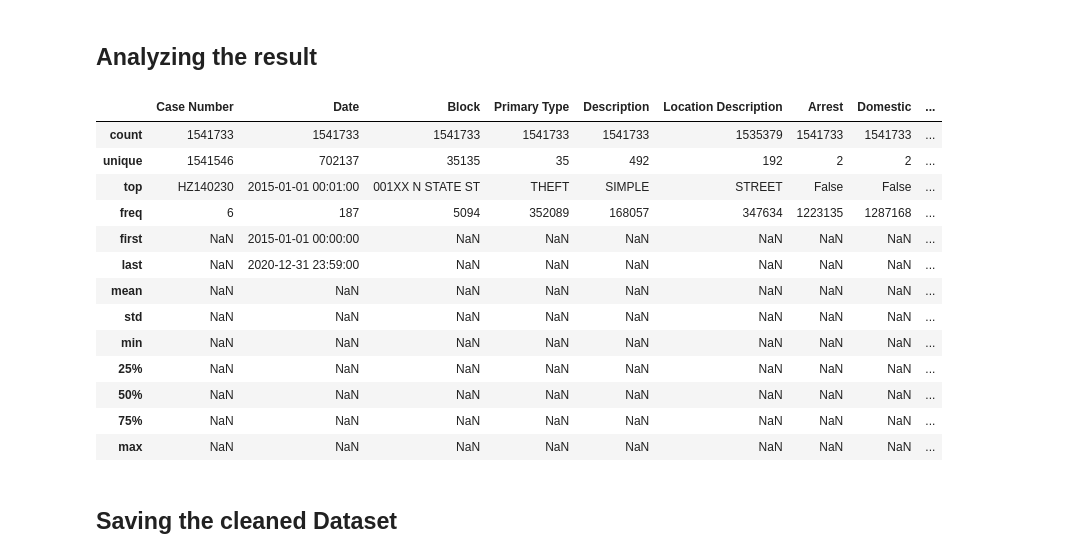
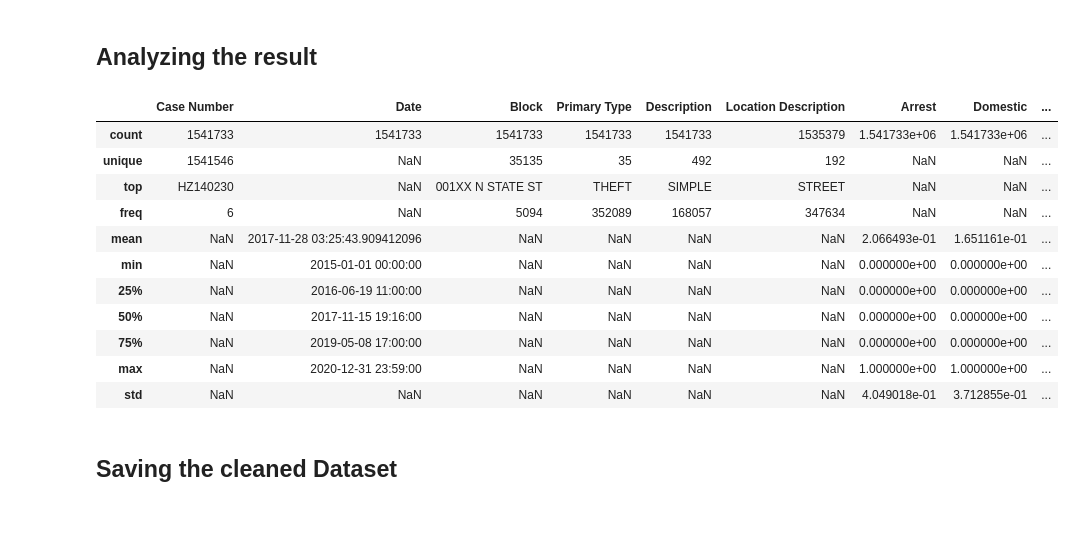
Before and after one commit to leo-cavalcante/crimes-in-chicago, a Jupyter notebook: Crimes in Chicago - Cleaning.ipynb, the cells around one changed output. Drawn from its saved outputs; the diff is of its cells as text; code cells hidden in the pictures; blank space fills up the shorter version.

Commit message:
updates - cleaned database and arrest analysis

```diff
--- a/Crimes in Chicago - Cleaning.ipynb
+++ b/Crimes in Chicago - Cleaning.ipynb
@@ -180,0 +183,5 @@ crimes["Updated On"] = pd.to_datetime(crimes["Updated On"])
+# %%
+crimes.Arrest = crimes.Arrest.astype("str")
+crimes.Arrest = crimes.Arrest.str.replace("False","0")
+crimes.Arrest = crimes.Arrest.str.replace("True","1")
+crimes.Arrest = crimes.Arrest.astype("int")
@@ -181,3 +190,8 @@ crimes["Updated On"] = pd.to_datetime(crimes["Updated On"])
+# %%
+crimes.Domestic = crimes.Domestic.astype("str")
+crimes.Domestic = crimes.Domestic.str.replace("False","0")
+crimes.Domestic = crimes.Domestic.str.replace("True","1")
+crimes.Domestic = crimes.Domestic.astype("int")
 # %%
 crimes.dtypes
 # %% [output]
@@ -227,22 +241,20 @@ Since there's so few NaN values, let's leave it like that.
 # %% [markdown]
 ## Analyzing the result
 # %%
-crimes.describe(include="all")
+crimes.describe(include="all", datetime_is_numeric=True)
 # %% [output]
 |  | Case Number | Date | Block | Primary Type | Description | Location Description | Arrest | Domestic | ... |
-| count | 1541733 | 1541733 | 1541733 | 1541733 | 1541733 | 1535379 | 1541733 | 1541733 | ... |
-| unique | 1541546 | 702137 | 35135 | 35 | 492 | 192 | 2 | 2 | ... |
-| top | HZ140230 | 2015-01-01 00:01:00 | 001XX N STATE ST | THEFT | SIMPLE | STREET | False | False | ... |
-| freq | 6 | 187 | 5094 | 352089 | 168057 | 347634 | 1223135 | 1287168 | ... |
-| first | NaN | 2015-01-01 00:00:00 | NaN | NaN | NaN | NaN | NaN | NaN | ... |
-| last | NaN | 2020-12-31 23:59:00 | NaN | NaN | NaN | NaN | NaN | NaN | ... |
-| mean | NaN | NaN | NaN | NaN | NaN | NaN | NaN | NaN | ... |
-| std | NaN | NaN | NaN | NaN | NaN | NaN | NaN | NaN | ... |
-| min | NaN | NaN | NaN | NaN | NaN | NaN | NaN | NaN | ... |
-| 25% | NaN | NaN | NaN | NaN | NaN | NaN | NaN | NaN | ... |
-| 50% | NaN | NaN | NaN | NaN | NaN | NaN | NaN | NaN | ... |
-| 75% | NaN | NaN | NaN | NaN | NaN | NaN | NaN | NaN | ... |
-| max | NaN | NaN | NaN | NaN | NaN | NaN | NaN | NaN | ... |
+| count | 1541733 | 1541733 | 1541733 | 1541733 | 1541733 | 1535379 | 1.541733e+06 | 1.541733e+06 | ... |
+| unique | 1541546 | NaN | 35135 | 35 | 492 | 192 | NaN | NaN | ... |
+| top | HZ140230 | NaN | 001XX N STATE ST | THEFT | SIMPLE | STREET | NaN | NaN | ... |
+| freq | 6 | NaN | 5094 | 352089 | 168057 | 347634 | NaN | NaN | ... |
+| mean | NaN | 2017-11-28 03:25:43.909412096 | NaN | NaN | NaN | NaN | 2.066493e-01 | 1.651161e-01 | ... |
+| min | NaN | 2015-01-01 00:00:00 | NaN | NaN | NaN | NaN | 0.000000e+00 | 0.000000e+00 | ... |
+| 25% | NaN | 2016-06-19 11:00:00 | NaN | NaN | NaN | NaN | 0.000000e+00 | 0.000000e+00 | ... |
+| 50% | NaN | 2017-11-15 19:16:00 | NaN | NaN | NaN | NaN | 0.000000e+00 | 0.000000e+00 | ... |
+| 75% | NaN | 2019-05-08 17:00:00 | NaN | NaN | NaN | NaN | 0.000000e+00 | 0.000000e+00 | ... |
+| max | NaN | 2020-12-31 23:59:00 | NaN | NaN | NaN | NaN | 1.000000e+00 | 1.000000e+00 | ... |
+| std | NaN | NaN | NaN | NaN | NaN | NaN | 4.049018e-01 | 3.712855e-01 | ... |
 # %% [markdown]
 ## Saving the cleaned Dataset
 # %%
```
Also changed, not shown: parts of 5 cells of this notebook, 1 other file.
